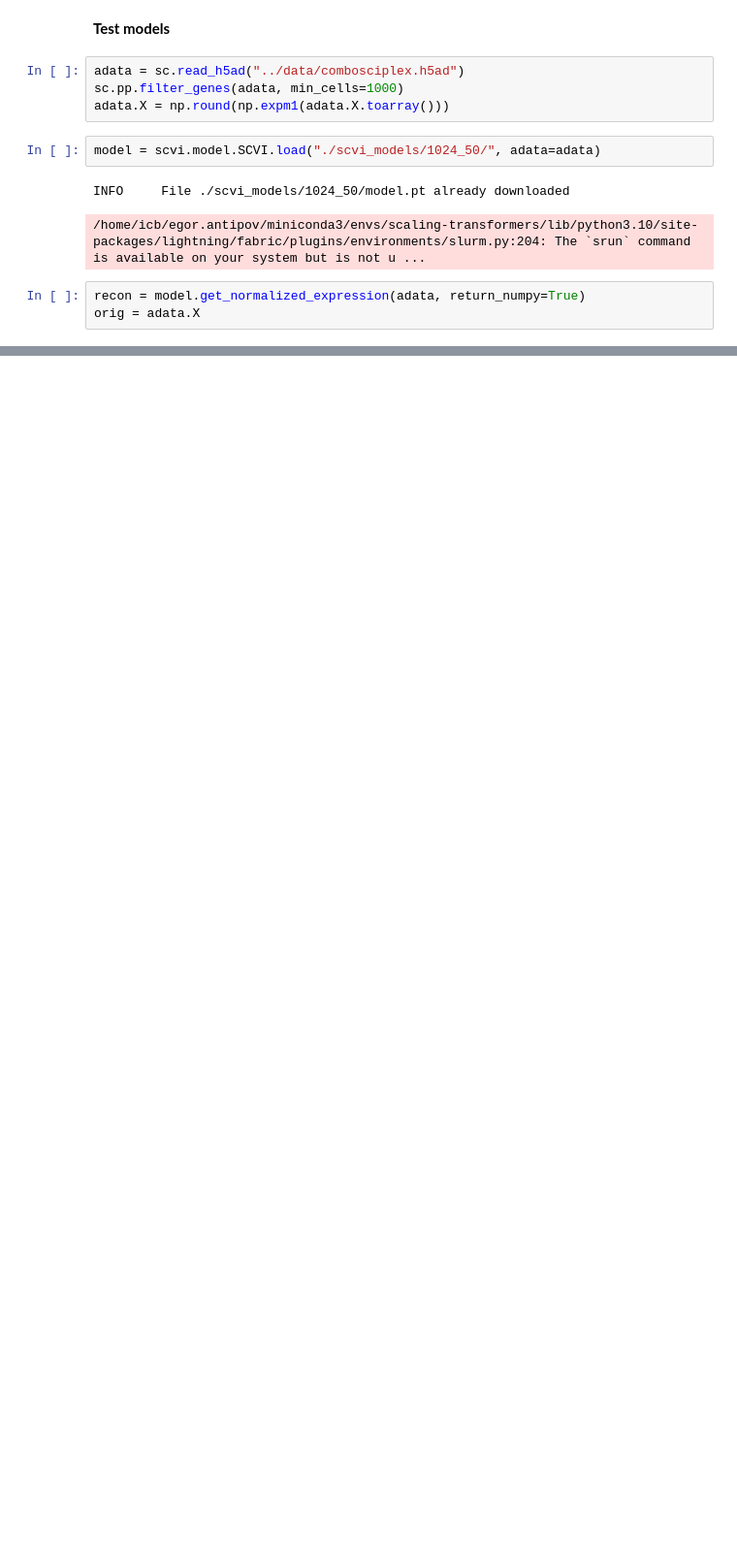
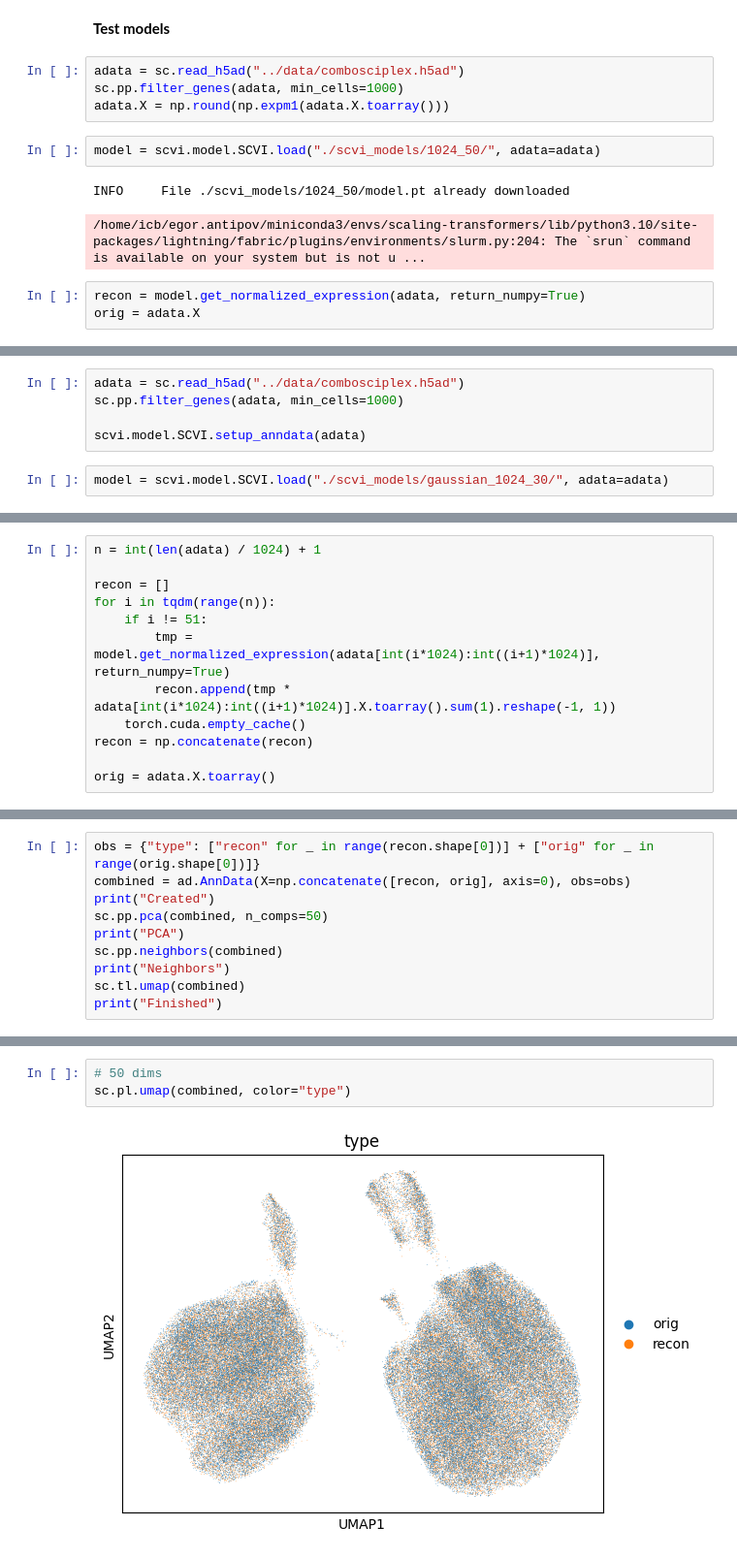
Before and after one commit to theislab/scRatio, a Jupyter notebook: notebooks/combosciplex_bio/scvi_training.ipynb, the cells around one changed output, grey strips where cells are left out. Shown at 97% size. Drawn from its saved outputs; the diff is of its cells as text; blank space fills up the shorter version.

```diff
--- a/notebooks/combosciplex_bio/scvi_training.ipynb
+++ b/notebooks/combosciplex_bio/scvi_training.ipynb
@@ -139,0 +243,7 @@ sc.pl.umap(combined, color="type")
+# %%
+adata = sc.read_h5ad("../data/combosciplex.h5ad")
+sc.pp.filter_genes(adata, min_cells=1000)
+
+scvi.model.SCVI.setup_anndata(adata)
+# %%
+model = scvi.model.SCVI.load("./scvi_models/gaussian_1024_30/", adata=adata)
@@ -139,0 +274,12 @@ sc.pl.umap(combined, color="type")
+# %%
+n = int(len(adata) / 1024) + 1
+
+recon = []
+for i in tqdm(range(n)):
+    if i != 51:
+        tmp = model.get_normalized_expression(adata[int(i*1024):int((i+1)*1024)], return_numpy=True)
+        recon.append(tmp * adata[int(i*1024):int((i+1)*1024)].X.toarray().sum(1).reshape(-1, 1))
+    torch.cuda.empty_cache()
+recon = np.concatenate(recon)
+
+orig = adata.X.toarray()
@@ -139,0 +311,10 @@ sc.pl.umap(combined, color="type")
+# %%
+obs = {"type": ["recon" for _ in range(recon.shape[0])] + ["orig" for _ in range(orig.shape[0])]}
+combined = ad.AnnData(X=np.concatenate([recon, orig], axis=0), obs=obs)
+print("Created")
+sc.pp.pca(combined, n_comps=50)
+print("PCA")
+sc.pp.neighbors(combined)
+print("Neighbors")
+sc.tl.umap(combined)
+print("Finished")
@@ -139,0 +326,5 @@ sc.pl.umap(combined, color="type")
+# %%
+# 50 dims
+sc.pl.umap(combined, color="type")
+# %% [output]
+[figure, added]
```
Also changed, not shown: parts of 28 cells of this notebook, 2 other files.
